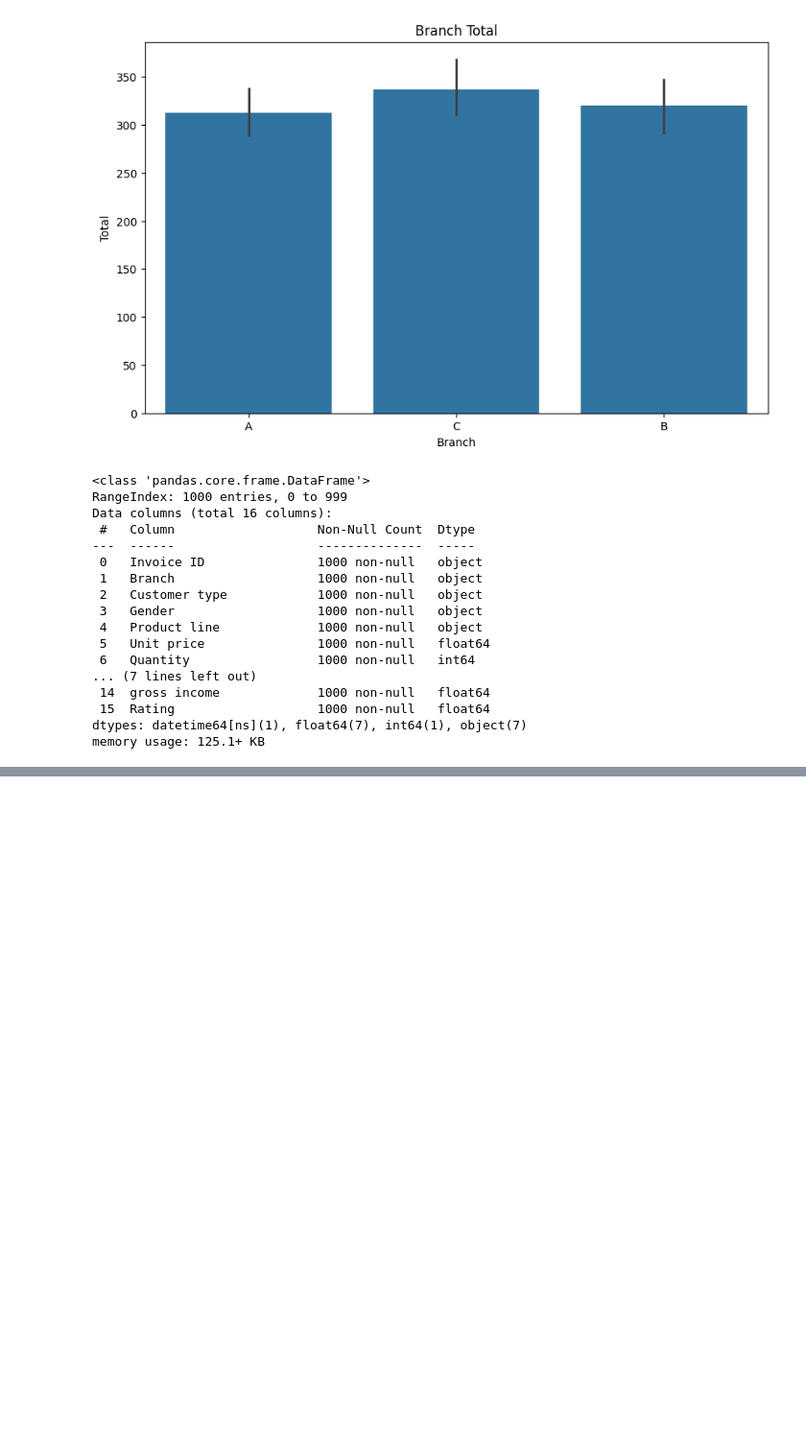
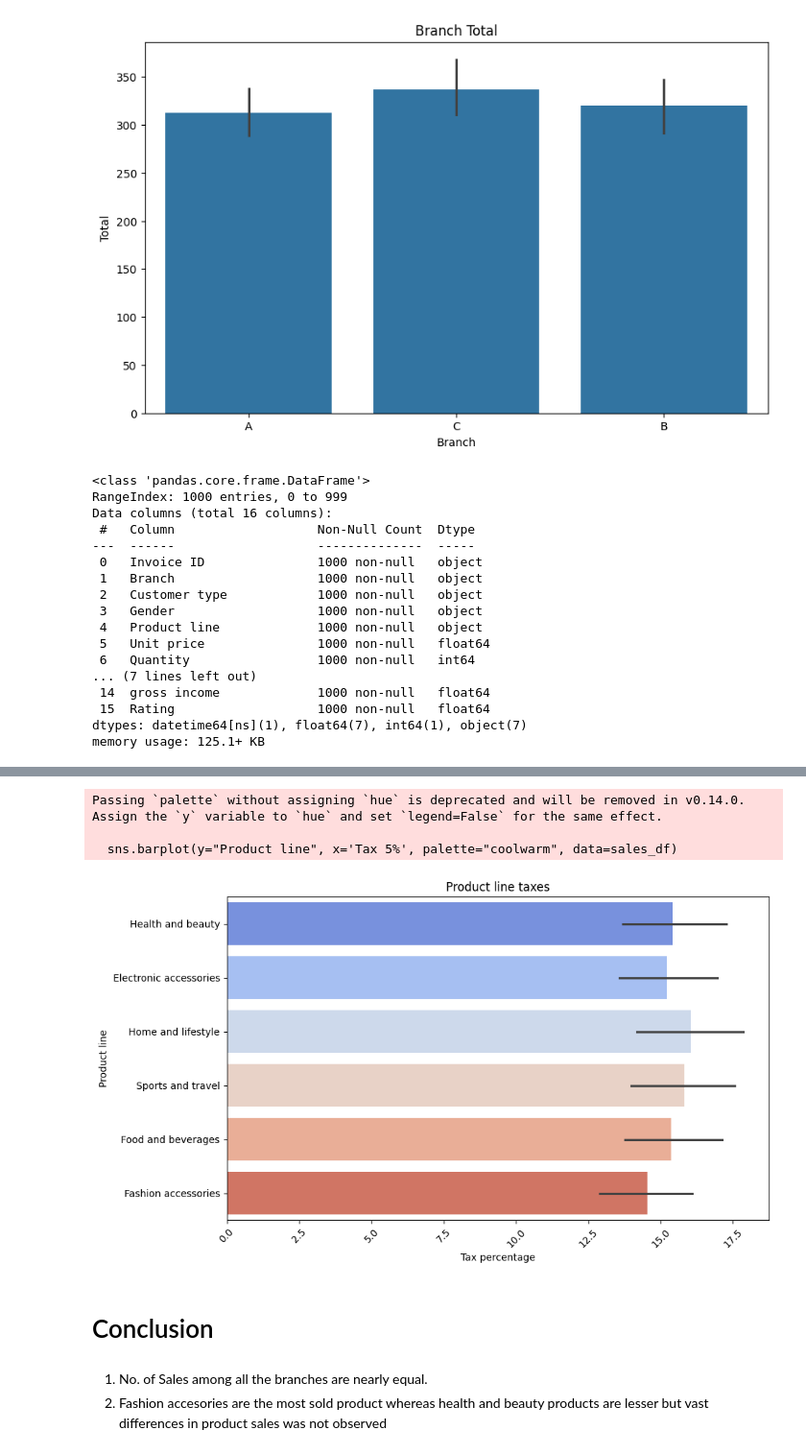
Before and after one commit to Manoj5506/Sales_Analysis, a Jupyter notebook: notebook/sales_analysis.ipynb, the cells around one changed output, grey strips where cells are left out. Shown at 96% size. Cells and saved outputs as stored; diff of their text form; code cells hidden in the pictures; blank space fills up the shorter version.

```diff
--- a/notebook/sales_analysis.ipynb
+++ b/notebook/sales_analysis.ipynb
@@ -442,0 +467,18 @@ memory usage: 125.1+ KB
+# %%
+plt.figure(figsize=(10,6))
+sns.barplot(y="Product line", x='Tax 5%', palette="coolwarm", data=sales_df)
+plt.xlabel("Tax percentage")
+plt.ylabel("Product line")
+plt.title("Product line taxes")
+plt.xticks(rotation=45)
+plt.show()
+# %% [output]
+Passing `palette` without assigning `hue` is deprecated and will be removed in v0.14.0. Assign the `y` variable to `hue` and set `legend=False` for the same effect.
+
+  sns.barplot(y="Product line", x='Tax 5%', palette="coolwarm", data=sales_df)
+[figure, added]
+# %% [markdown]
+# Conclusion
+# %% [markdown]
+1. No. of Sales among all the branches are nearly equal.
+2. Fashion accesories are the most sold product whereas health and beauty products are lesser but vast differences in product sales was not observed
```
Also changed, not shown: parts of 6 cells of this notebook, 2 other files.
